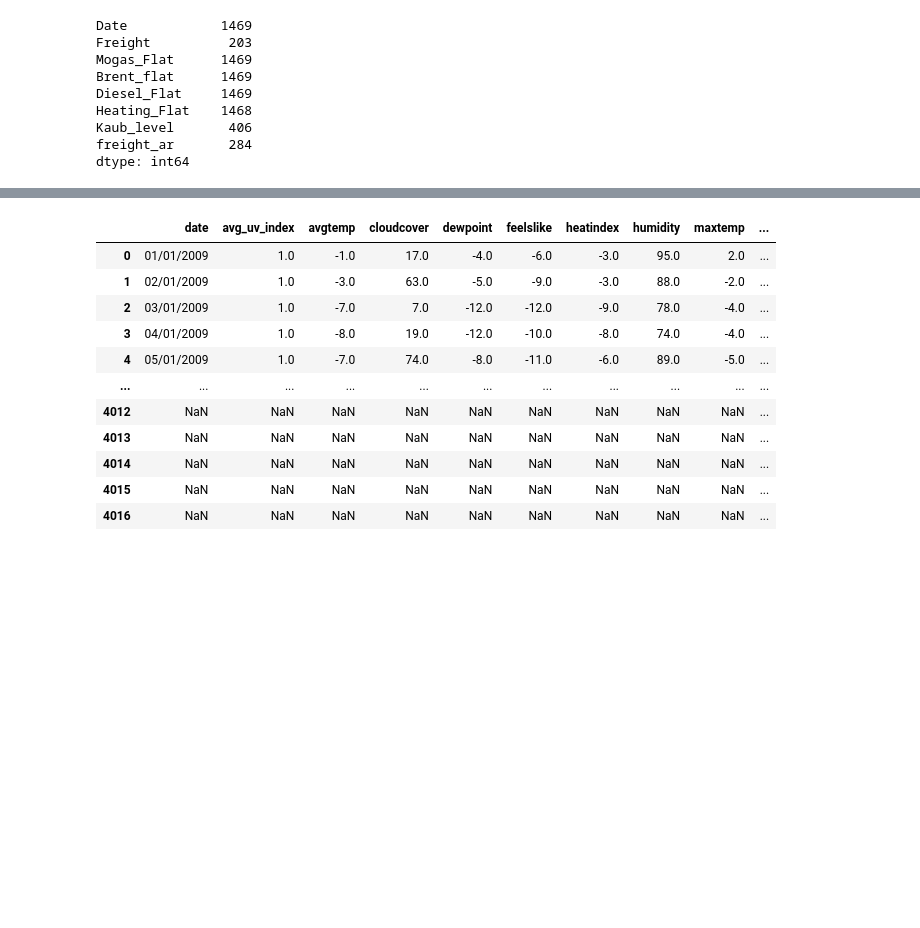
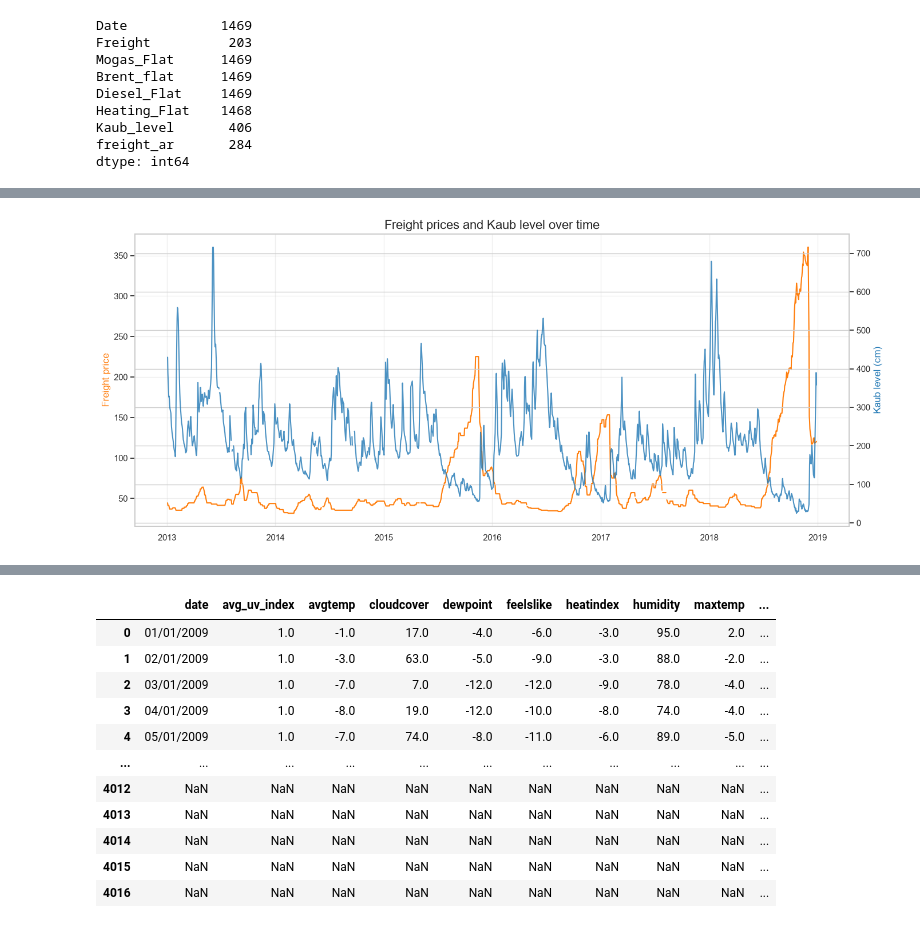
Before and after one commit to pejoCloser/Freight_Challenge, a Jupyter notebook: notebooks/01_EDA.ipynb, the cells around one changed output, grey strips where cells are left out. Drawn from its saved outputs; the diff is of its cells as text; code cells hidden in the pictures; blank space fills up the shorter version.

```diff
--- a/notebooks/01_EDA.ipynb
+++ b/notebooks/01_EDA.ipynb
@@ -118,0 +178,19 @@ dtype: int64
+# %%
+plt.figure(figsize=(14, 6))
+
+plt.plot(df_freight.index, df_freight["Freight"], lw=1.5, color="tab:orange", label="Freight price")
+plt.ylabel("Freight price", color="tab:orange")
+plt.grid(alpha=0.3)
+
+plt.twinx()   # second y-axis sharing the same x-axis
+plt.plot(df_freight.index, df_freight["Kaub_level"], lw=1.5, color="tab:blue", alpha=0.8, label="Kaub level")
+plt.ylabel("Kaub level (cm)", color="tab:blue")
+
+plt.gca().xaxis.set_major_locator(mdates.YearLocator())
+plt.gca().xaxis.set_major_formatter(mdates.DateFormatter("%Y"))
+
+plt.title("Freight prices and Kaub level over time", fontsize=16)
+plt.tight_layout()
+plt.show()
+# %% [output]
+[figure, added]
```
Also changed, not shown: parts of 41 cells of this notebook, 2 other files.
